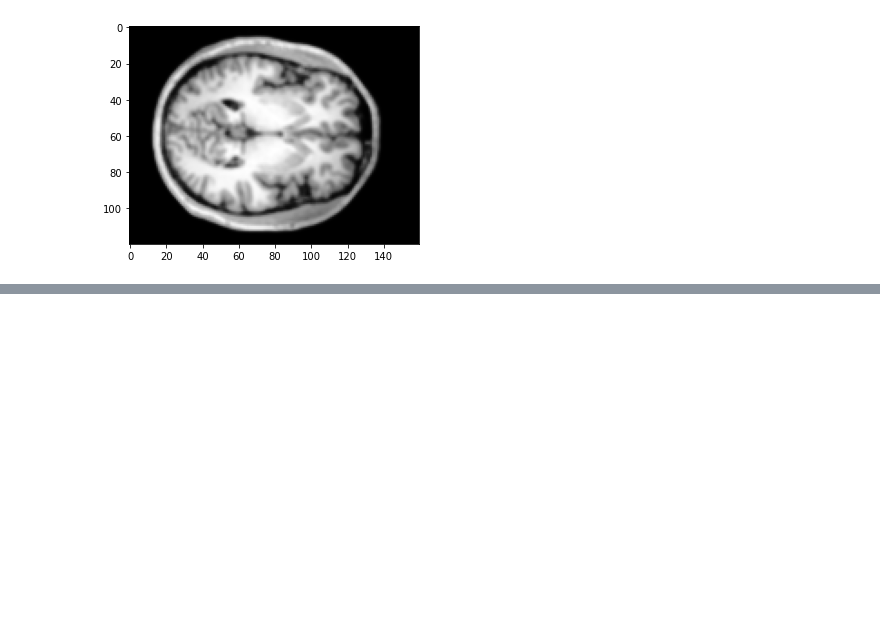
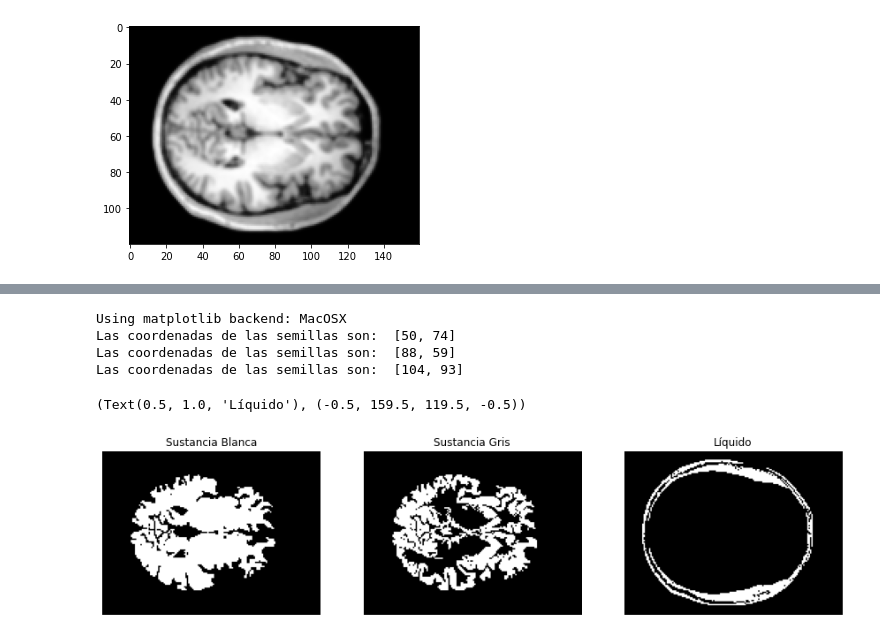
Before and after one commit to Mariaprddz/Analisis, a Jupyter notebook: Analisis/PROYECTO_FINAL/proyecto_final_imagen.ipynb, the cells around one changed output, grey strips where cells are left out. Drawn from its saved outputs; the diff is of its cells as text; code cells hidden in the pictures; blank space fills up the shorter version.

```diff
--- a/Analisis/PROYECTO_FINAL/proyecto_final_imagen.ipynb
+++ b/Analisis/PROYECTO_FINAL/proyecto_final_imagen.ipynb
@@ -84,0 +99,30 @@ plt.imshow(nlm_cpp, cmap=plt.cm.gray)
+# %%
+%matplotlib auto
+regiones = modules.RegionGrowingP2(img_o, 0.3, 0.1)
+regiones2 = modules.RegionGrowingP2(img_o, 0.15, 0.1)
+#líquido cefalorraquídeo
+regiones3 = modules.RegionGrowingP2(img_o, 0.1, 0.15)
+# %% [output]
+Using matplotlib backend: MacOSX
+Las coordenadas de las semillas son:  [50, 74]
+Las coordenadas de las semillas son:  [88, 59]
+Las coordenadas de las semillas son:  [104, 93]
+# %%
+%matplotlib inline
+fig = plt.figure(figsize=(15,10))
+plt.subplot(131)
+plt.imshow(regiones, cmap=plt.cm.gray)
+
+plt.title('Sustancia Blanca'), plt.axis('off')
+plt.subplot(132)
+plt.imshow(regiones2, cmap=plt.cm.gray)
+
+plt.title('Sustancia Gris'), plt.axis('off')
+
+plt.subplot(133)
+plt.imshow(regiones3, cmap=plt.cm.gray)
+
+plt.title('Líquido'), plt.axis('off')
+# %% [output]
+(Text(0.5, 1.0, 'Líquido'), (-0.5, 159.5, 119.5, -0.5))
+[figure, added]
```
Also changed, not shown: parts of 9 cells of this notebook, 1 other file.
